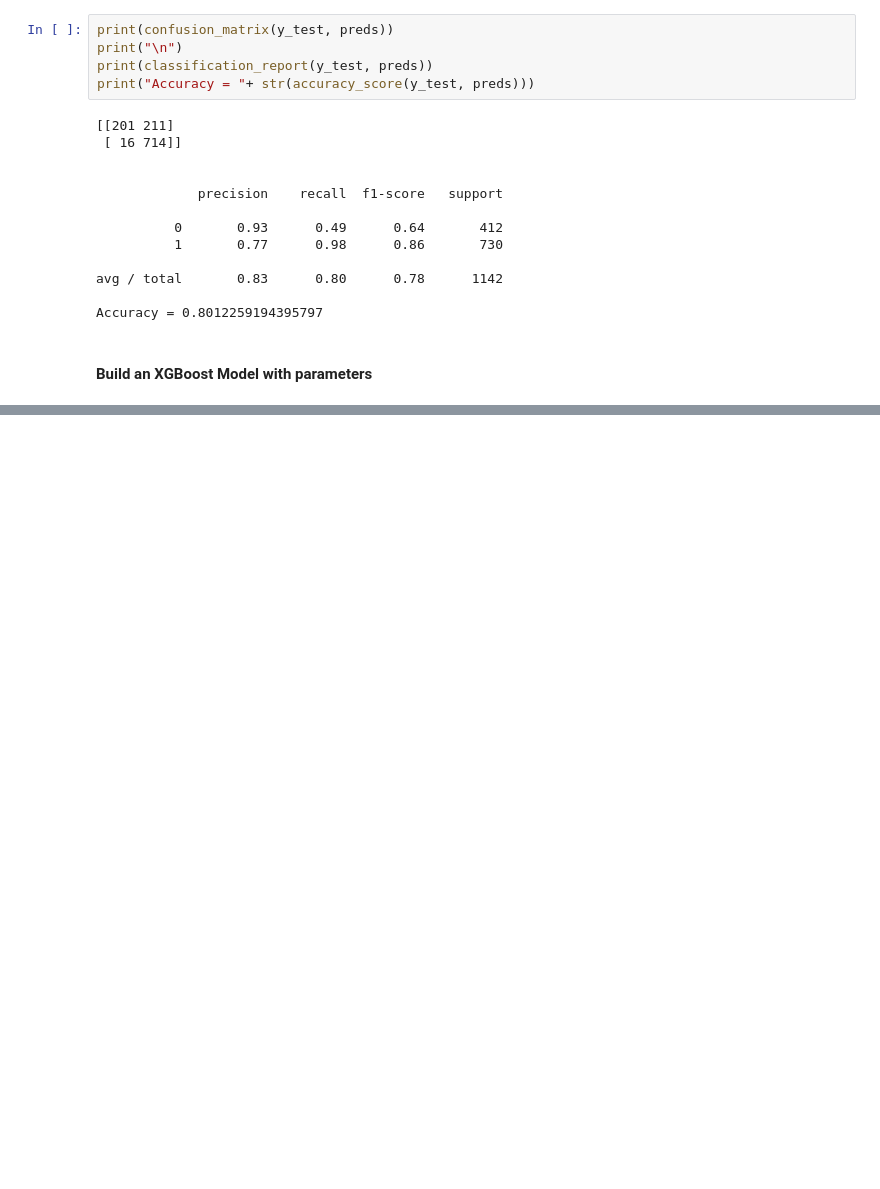
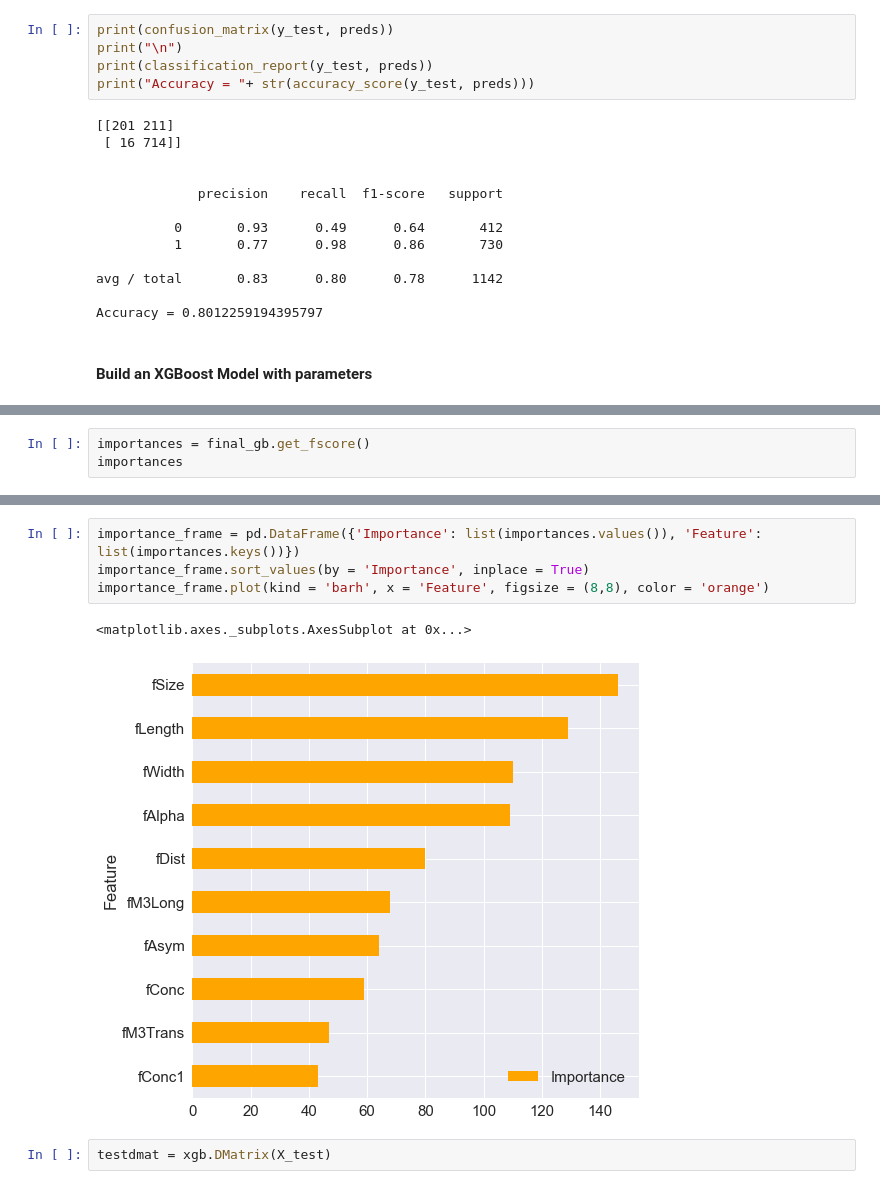
Before and after one commit to rpkay/Data-Science-Notes, a Jupyter notebook: Code/Xgboost.ipynb, the cells around one changed output, grey strips where cells are left out. Drawn from its saved outputs; the diff is of its cells as text; blank space fills up the shorter version.

```diff
--- a/Code/Xgboost.ipynb
+++ b/Code/Xgboost.ipynb
@@ -164,0 +244,3 @@ precision_score(y_test, best_preds, average='macro')
+# %%
+importances = final_gb.get_fscore()
+importances
@@ -164,0 +258,9 @@ precision_score(y_test, best_preds, average='macro')
+# %%
+importance_frame = pd.DataFrame({'Importance': list(importances.values()), 'Feature': list(importances.keys())})
+importance_frame.sort_values(by = 'Importance', inplace = True)
+importance_frame.plot(kind = 'barh', x = 'Feature', figsize = (8,8), color = 'orange')
+# %% [output]
+<matplotlib.axes._subplots.AxesSubplot at 0x...>
+[figure, added]
+# %%
+testdmat = xgb.DMatrix(X_test)
```
Also changed, not shown: parts of 28 cells of this notebook.
